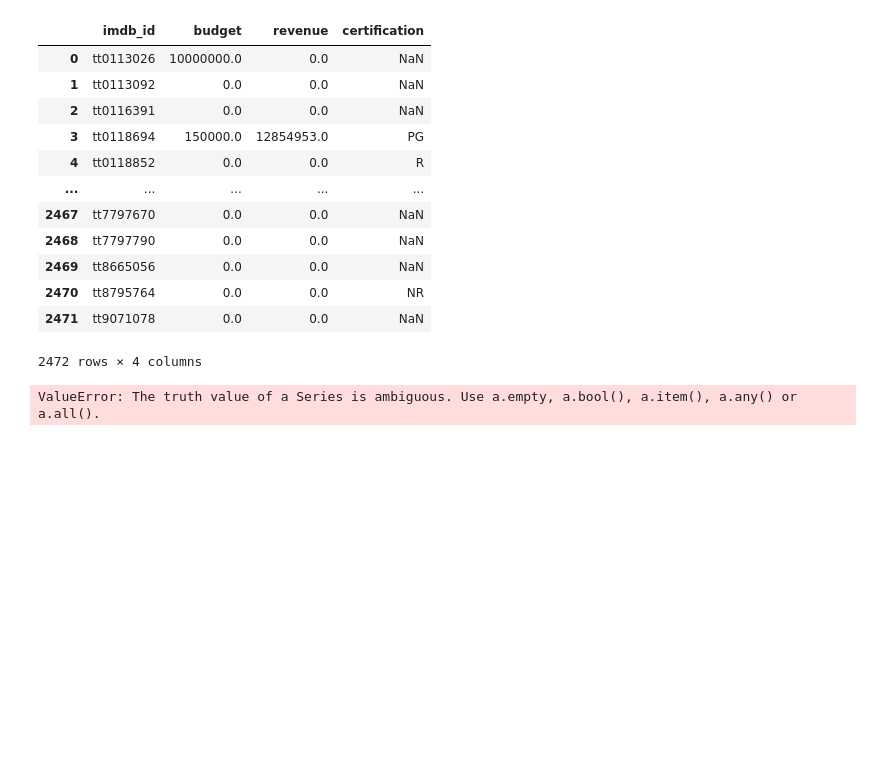
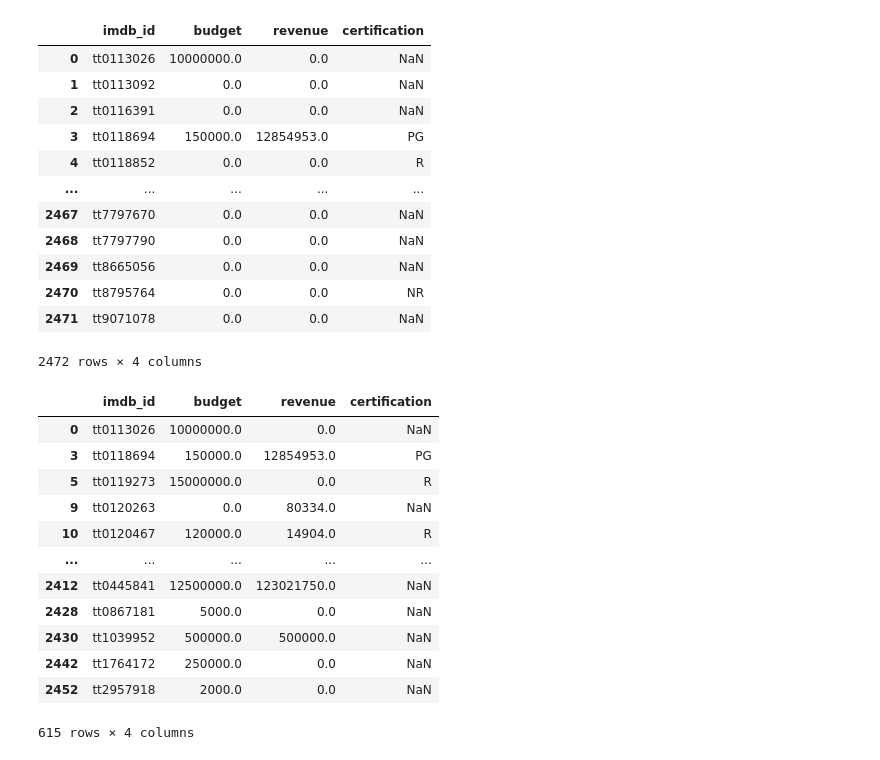
Before and after one commit to ChastityB/How-to-Make-The-Best-Movies, a Jupyter notebook: IMDB - How to Make The Best Movies Part 2 - Exploratory Data Analysis (EDA).ipynb, the cells around one changed output. Drawn from its saved outputs; the diff is of its cells as text; code cells hidden in the pictures; blank space fills up the shorter version.

```diff
--- a/IMDB - How to Make The Best Movies Part 2 - Exploratory Data Analysis (EDA).ipynb
+++ b/IMDB - How to Make The Best Movies Part 2 - Exploratory Data Analysis (EDA).ipynb
@@ -99,7 +99,3 @@ df
 | 2470 | tt8795764 | 0.0 | 0.0 | NR |
 | 2471 | tt9071078 | 0.0 | 0.0 | NaN |
 2472 rows × 4 columns
-# %%
-sns.barplot(x = df[df['budget']>0], data = df)
-# %% [output]
-ValueError: The truth value of a Series is ambiguous. Use a.empty, a.bool(), a.item(), a.any() or a.all().
@@ -105,0 +105,18 @@ ValueError: The truth value of a Series is ambiguous. Use a.empty, a.bool(), a.i
+# %%
+#just movies that had financial data
+plot_df = df[filter_index]
+plot_df
+# %% [output]
+|  | imdb_id | budget | revenue | certification |
+| 0 | tt0113026 | 10000000.0 | 0.0 | NaN |
+| 3 | tt0118694 | 150000.0 | 12854953.0 | PG |
+| 5 | tt0119273 | 15000000.0 | 0.0 | R |
+| 9 | tt0120263 | 0.0 | 80334.0 | NaN |
+| 10 | tt0120467 | 120000.0 | 14904.0 | R |
+| ... | ... | ... | ... | ... |
+| 2412 | tt0445841 | 12500000.0 | 123021750.0 | NaN |
+| 2428 | tt0867181 | 5000.0 | 0.0 | NaN |
+| 2430 | tt1039952 | 500000.0 | 500000.0 | NaN |
+| 2442 | tt1764172 | 250000.0 | 0.0 | NaN |
+| 2452 | tt2957918 | 2000.0 | 0.0 | NaN |
+615 rows × 4 columns
```
Also changed, not shown: parts of 3 cells of this notebook, 2 other files.
